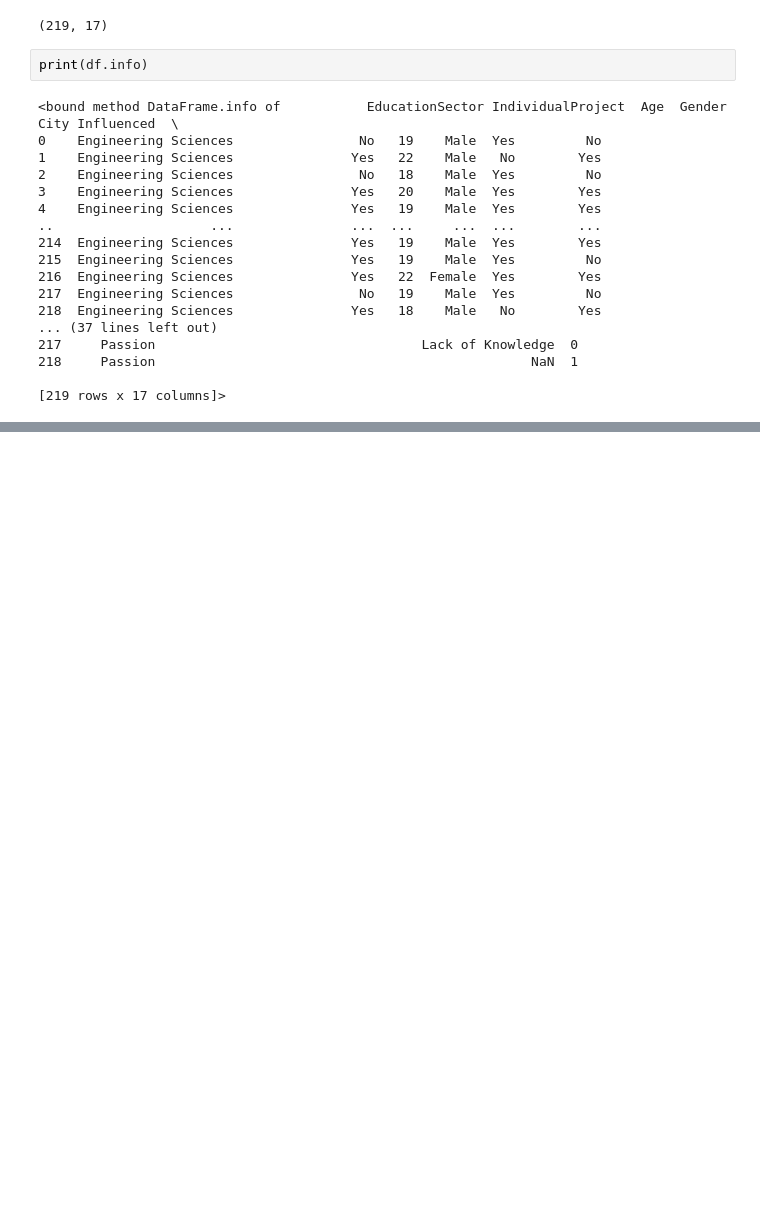
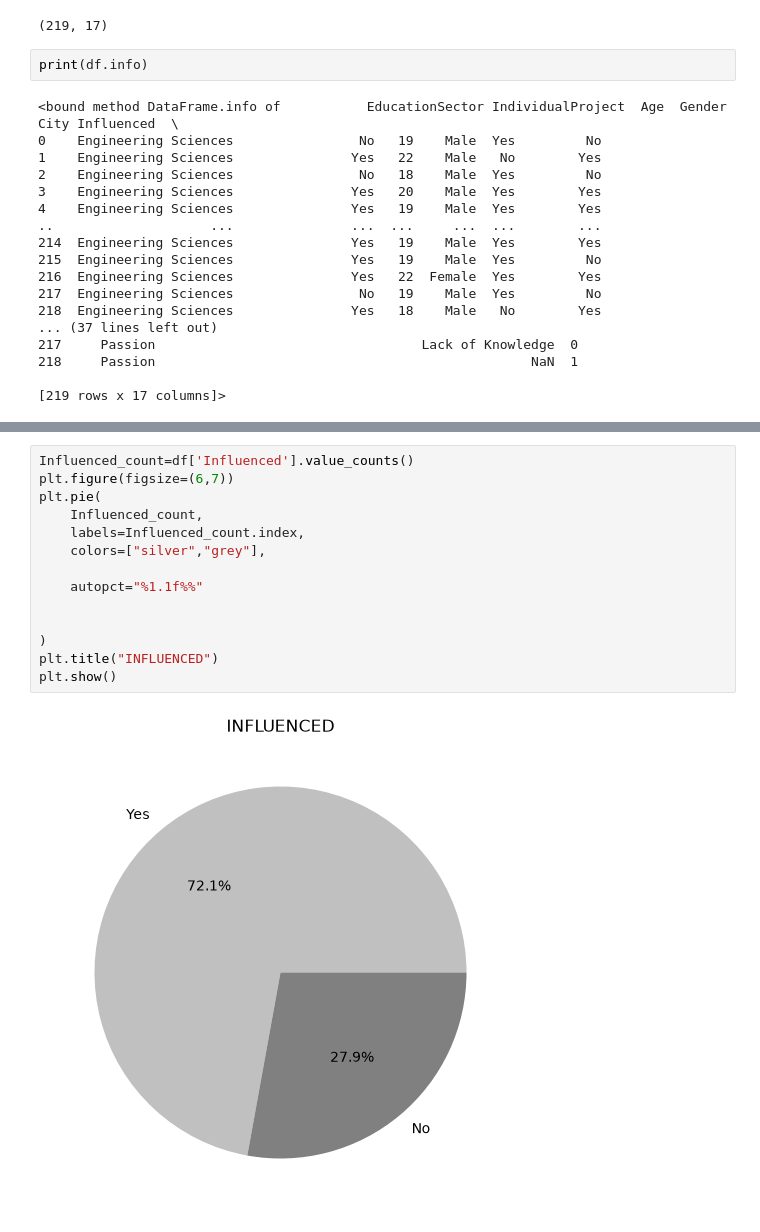
Before and after one commit to Maidasajjad/university-student-data-analysis, a Jupyter notebook: notebooks/student_analysis.ipynb, the cells around one changed output, grey strips where cells are left out. Saved outputs shown, nothing was run; the diff lists cells and outputs as text; blank space fills up the shorter version.

```diff
--- a/notebooks/student_analysis.ipynb
+++ b/notebooks/student_analysis.ipynb
@@ -70,0 +181,16 @@ print(df.info)
+# %%
+Influenced_count=df['Influenced'].value_counts()
+plt.figure(figsize=(6,7))
+plt.pie(
+    Influenced_count,
+    labels=Influenced_count.index,
+    colors=["silver","grey"],
+
+    autopct="%1.1f%%"
+
+
+)
+plt.title("INFLUENCED")
+plt.show()
+# %% [output]
+[figure, added]
```
Also changed, not shown: parts of 14 cells of this notebook.
